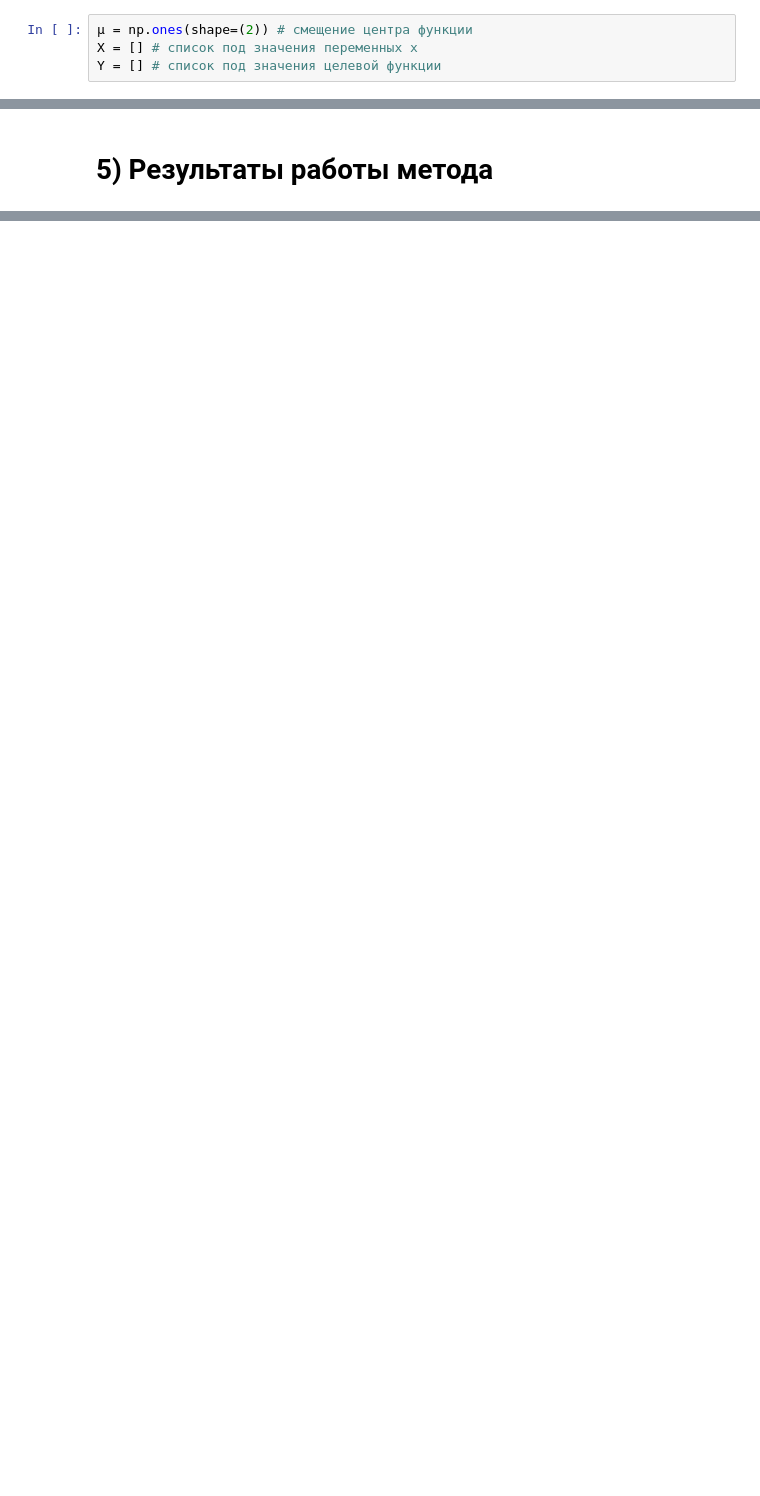
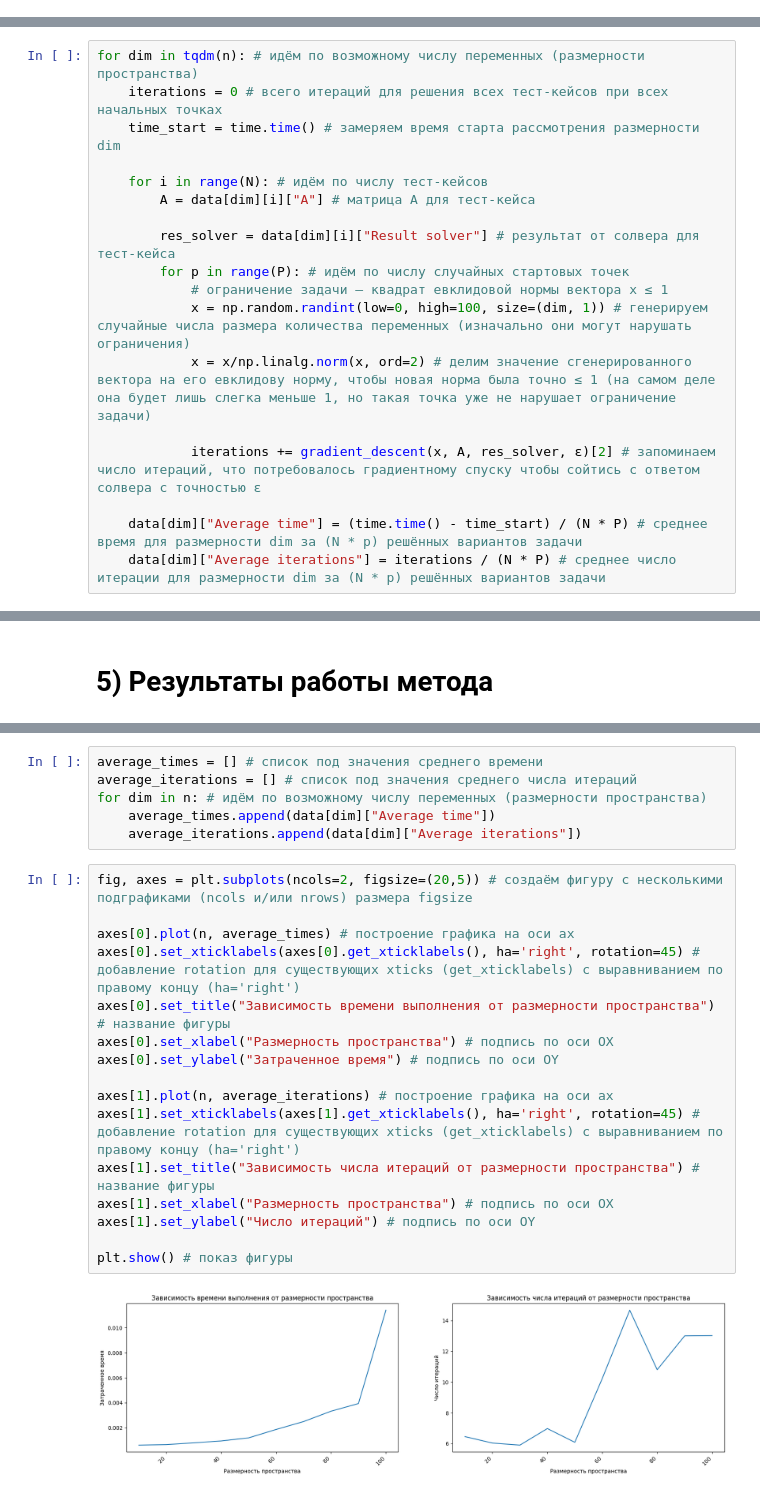
Before and after one commit to DenisKabanov/modern_methods_of_decision_making, a Jupyter notebook: 1) Gradient descent/task.ipynb, the cells around one changed output, grey strips where cells are left out. Drawn from its saved outputs; the diff is of its cells as text; blank space fills up the shorter version.

```diff
--- a/1) Gradient descent/task.ipynb
+++ b/1) Gradient descent/task.ipynb
@@ -178,4 +216,0 @@ def constraints(x) -> bool:
-# %%
-μ = np.ones(shape=(2)) # смещение центра функции
-X = [] # список под значения переменных x
-Y = [] # список под значения целевой функции
@@ -240 +251,19 @@ print(result, x.value)
+# %%
+for dim in tqdm(n): # идём по возможному числу переменных (размерности пространства)
+    iterations = 0 # всего итераций для решения всех тест-кейсов при всех начальных точках
+    time_start = time.time() # замеряем время старта рассмотрения размерности dim
+
+    for i in range(N): # идём по числу тест-кейсов
+        A = data[dim][i]["A"] # матрица А для тест-кейса
+
+        res_solver = data[dim][i]["Result solver"] # результат от солвера для тест-кейса
+        for p in range(P): # идём по числу случайных стартовых точек
+            # ограничение задачи — квадрат евклидовой нормы вектора x ≤ 1
+            x = np.random.randint(low=0, high=100, size=(dim, 1)) # генерируем случайные числа размера количества переменных (изначально они могут нарушать ограничения)
+            x = x/np.linalg.norm(x, ord=2) # делим значение сгенерированного вектора на его евклидову норму, чтобы новая норма была точно ≤ 1 (на самом деле она будет лишь слегка меньше 1, но такая точка уже не нарушает ограничение задачи)
+
+            iterations += gradient_descent(x, A, res_solver, ε)[2] # запоминаем число итераций, что потребовалось градиентному спуску чтобы сойтись с ответом солвера с точностью ε
+
+    data[dim]["Average time"] = (time.time() - time_start) / (N * P) # среднее время для размерности dim за (N * p) решённых вариантов задачи
+    data[dim]["Average iterations"] = iterations / (N * P) # среднее число итерации для размерности dim за (N * p) решённых вариантов задачи
 # %% [markdown]
@@ -246,0 +289,24 @@ print(result, x.value)
+# %%
+average_times = [] # список под значения среднего времени
+average_iterations = [] # список под значения среднего числа итераций
+for dim in n: # идём по возможному числу переменных (размерности пространства)
+    average_times.append(data[dim]["Average time"])
+    average_iterations.append(data[dim]["Average iterations"])
+# %%
+fig, axes = plt.subplots(ncols=2, figsize=(20,5)) # создаём фигуру с несколькими подграфиками (ncols и/или nrows) размера figsize
+
+axes[0].plot(n, average_times) # построение графика на оси ax
+axes[0].set_xticklabels(axes[0].get_xticklabels(), ha='right', rotation=45) # добавление rotation для существующих xticks (get_xticklabels) с выравниванием по правому концу (ha='right')
+axes[0].set_title("Зависимость времени выполнения от размерности пространства") # название фигуры
+axes[0].set_xlabel("Размерность пространства") # подпись по оси OX
+axes[0].set_ylabel("Затраченное время") # подпись по оси OY
+
+axes[1].plot(n, average_iterations) # построение графика на оси ax
+axes[1].set_xticklabels(axes[1].get_xticklabels(), ha='right', rotation=45) # добавление rotation для существующих xticks (get_xticklabels) с выравниванием по правому концу (ha='right')
+axes[1].set_title("Зависимость числа итераций от размерности пространства") # название фигуры
+axes[1].set_xlabel("Размерность пространства") # подпись по оси OX
+axes[1].set_ylabel("Число итераций") # подпись по оси OY
+
+plt.show() # показ фигуры
+# %% [output]
+[figure, added]
```
Also changed, not shown: parts of 34 cells of this notebook, 2 other files.
